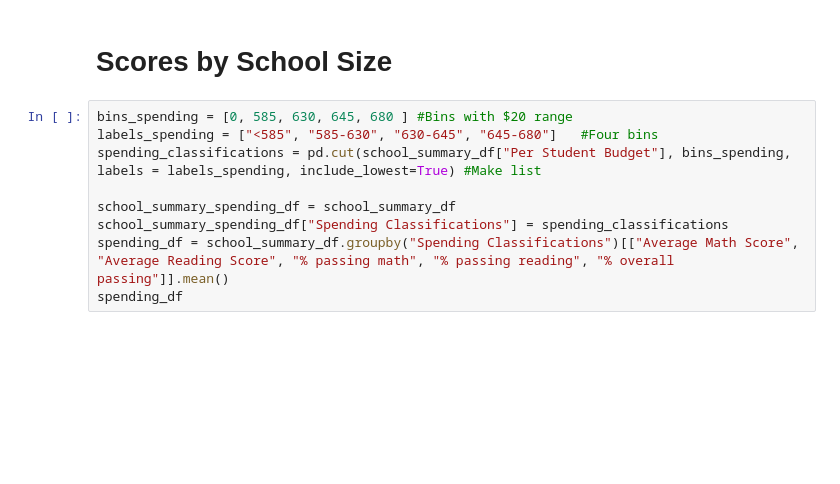
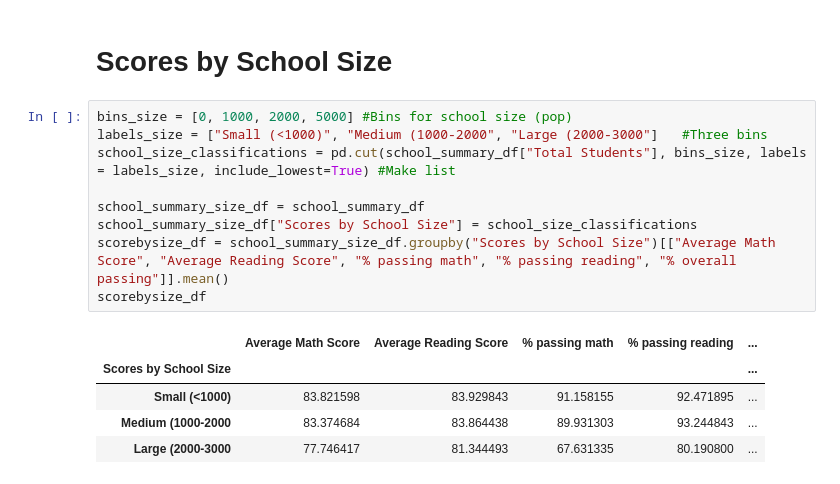
Before and after one commit to JenniferM-BShulyak/pandas-challenge, a Jupyter notebook: PyCitySchools/PyCitySchools.ipynb, the cells around one changed output. Cells and saved outputs as stored; diff of their text form; blank space fills up the shorter version.

Commit message:
Finished unpolished script, but need to fix % passing scores

```diff
--- a/PyCitySchools/PyCitySchools.ipynb
+++ b/PyCitySchools/PyCitySchools.ipynb
@@ -217,12 +217,18 @@ spending_df
 | 645-680 | 76.997210 | 81.027843 | 63.972368 | 78.427809 | ... |
 # %% [markdown]
 # Scores by School Size
-# %%
-bins_spending = [0, 585, 630, 645, 680 ] #Bins with $20 range
-labels_spending = ["<585", "585-630", "630-645", "645-680"]   #Four bins
-spending_classifications = pd.cut(school_summary_df["Per Student Budget"], bins_spending, labels = labels_spending, include_lowest=True) #Make list
-
-school_summary_spending_df = school_summary_df
-school_summary_spending_df["Spending Classifications"] = spending_classifications
-spending_df = school_summary_df.groupby("Spending Classifications")[["Average Math Score", "Average Reading Score", "% passing math", "% passing reading", "% overall passing"]].mean()
-spending_df
+# %%
+bins_size = [0, 1000, 2000, 5000] #Bins for school size (pop)
+labels_size = ["Small (<1000)", "Medium (1000-2000", "Large (2000-3000"]   #Three bins
+school_size_classifications = pd.cut(school_summary_df["Total Students"], bins_size, labels = labels_size, include_lowest=True) #Make list
+
+school_summary_size_df = school_summary_df
+school_summary_size_df["Scores by School Size"] = school_size_classifications
+scorebysize_df = school_summary_size_df.groupby("Scores by School Size")[["Average Math Score", "Average Reading Score", "% passing math", "% passing reading", "% overall passing"]].mean()
+scorebysize_df
+# %% [output]
+|  | Average Math Score | Average Reading Score | % passing math | % passing reading | ... |
+| Scores by School Size |  |  |  |  | ... |
+| Small (<1000) | 83.821598 | 83.929843 | 91.158155 | 92.471895 | ... |
+| Medium (1000-2000 | 83.374684 | 83.864438 | 89.931303 | 93.244843 | ... |
+| Large (2000-3000 | 77.746417 | 81.344493 | 67.631335 | 80.190800 | ... |
```
Also changed, not shown: parts of 2 cells of this notebook, 1 other file.
